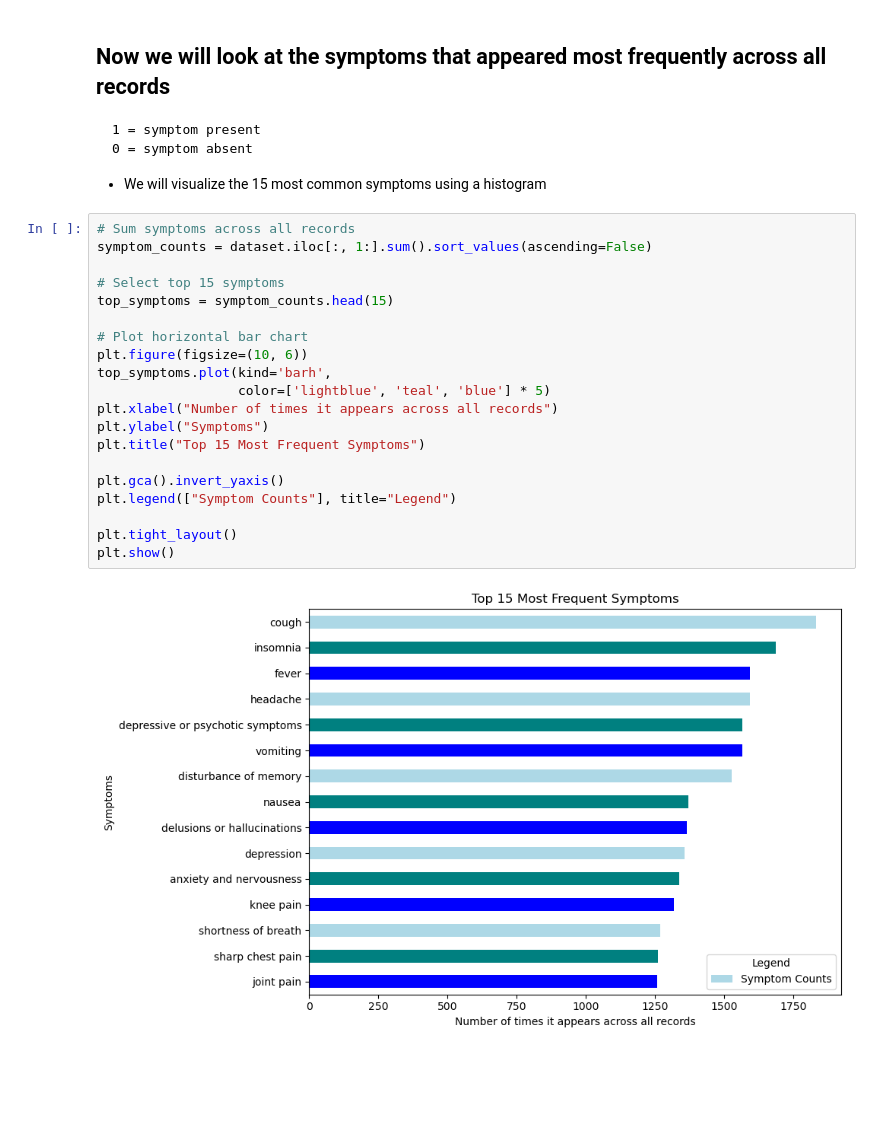
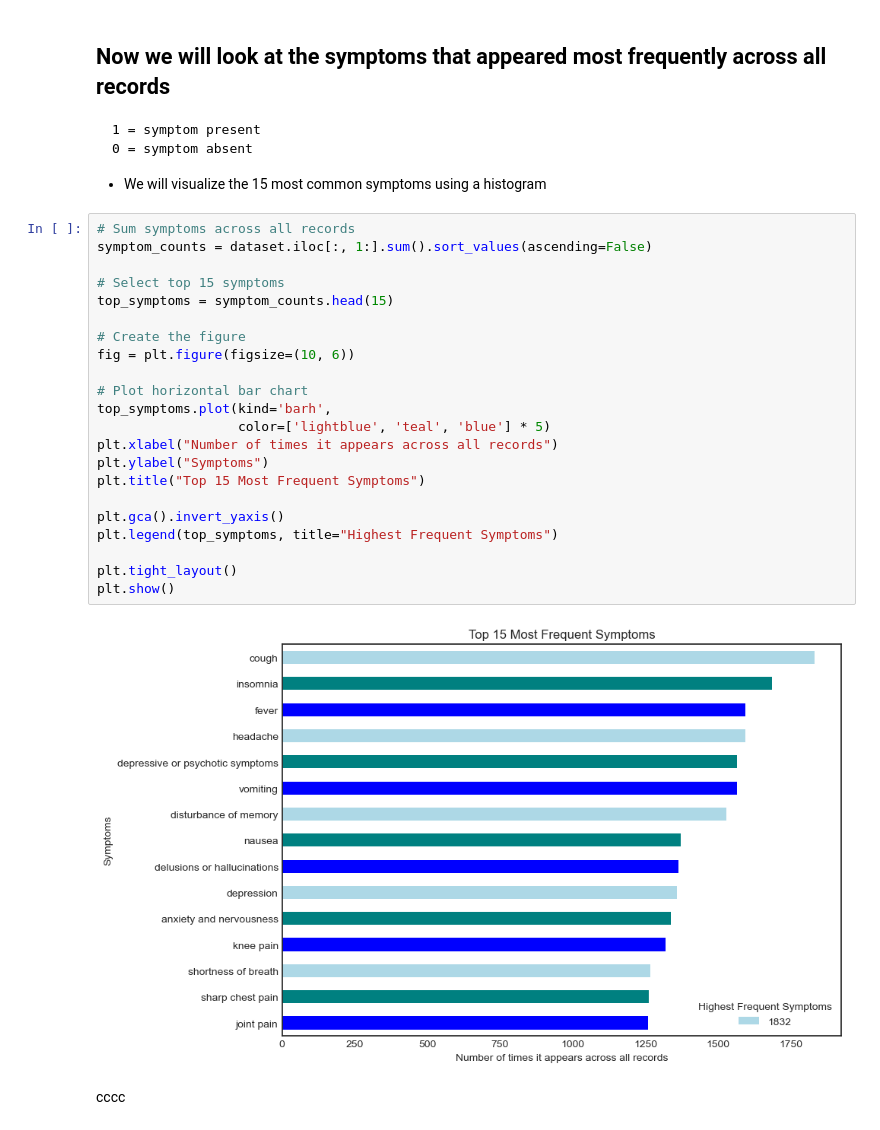
Before and after one commit to WeCode-04-BA/MED-ACCESS, a Jupyter notebook: notebooks/data_analysis.ipynb, the cells around one changed output. Saved outputs shown, nothing was run; the diff lists cells and outputs as text; blank space fills up the shorter version.

```diff
--- a/notebooks/data_analysis.ipynb
+++ b/notebooks/data_analysis.ipynb
@@ -73,22 +72,26 @@ fig.suptitle("Diseases Analysis using bar and line draph" ,fontsize = 16,fontwei
 # %%
 # Sum symptoms across all records
 symptom_counts = dataset.iloc[:, 1:].sum().sort_values(ascending=False)
 
 # Select top 15 symptoms
 top_symptoms = symptom_counts.head(15)
 
+# Create the figure
+fig = plt.figure(figsize=(10, 6))
+
 # Plot horizontal bar chart
-plt.figure(figsize=(10, 6))
 top_symptoms.plot(kind='barh',
                   color=['lightblue', 'teal', 'blue'] * 5)
 plt.xlabel("Number of times it appears across all records")
 plt.ylabel("Symptoms")
 plt.title("Top 15 Most Frequent Symptoms")
 
 plt.gca().invert_yaxis()
-plt.legend(["Symptom Counts"], title="Legend")
+plt.legend(top_symptoms, title="Highest Frequent Symptoms")
 
 plt.tight_layout()
 plt.show()
 # %% [output]
-[figure, old version]
+[figure, new version]
+# %% [markdown]
+cccc
```
Also changed, not shown: parts of 1 cell of this notebook.
